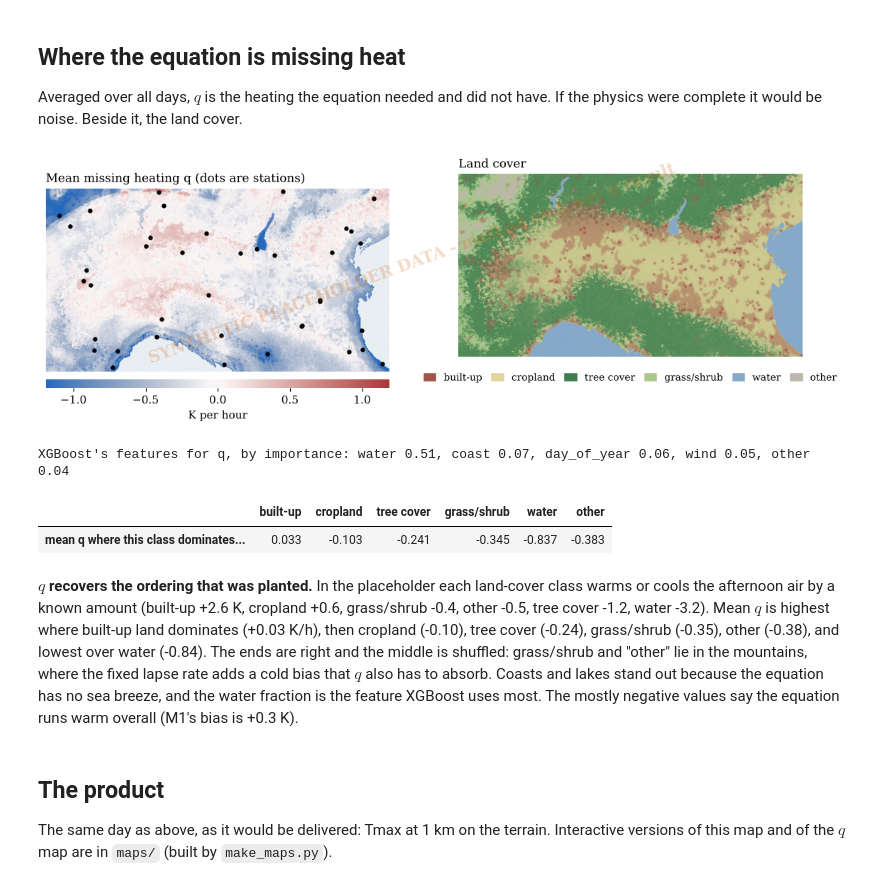
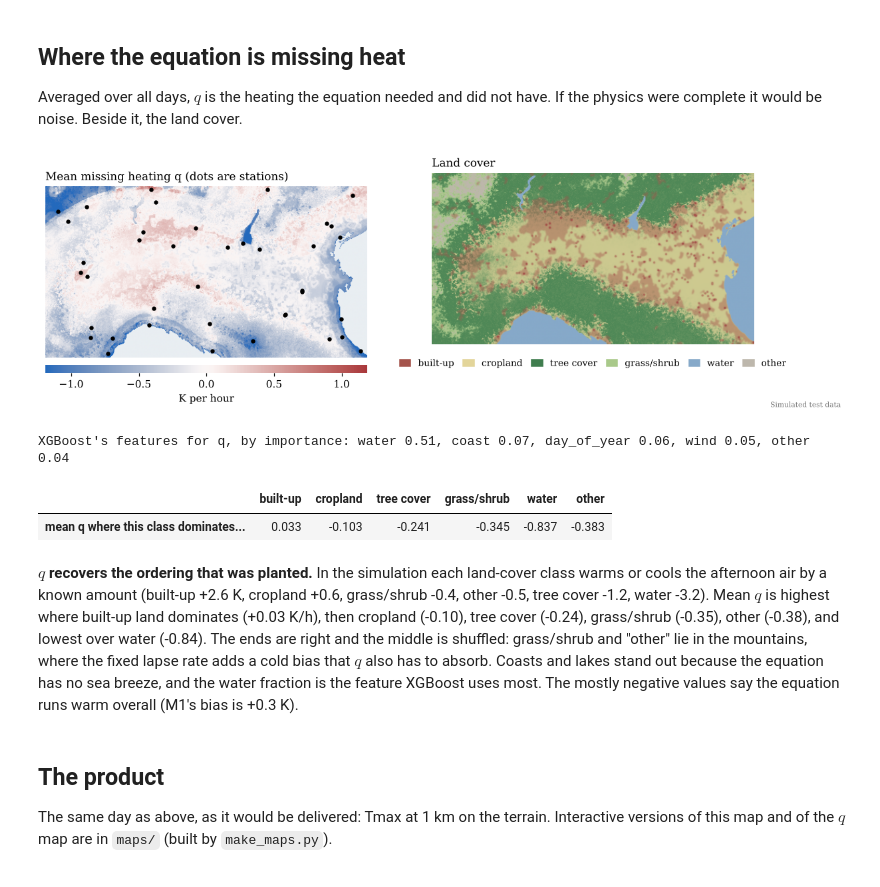
Before and after one commit to kevingrainger/Portfolio, a Jupyter notebook: 003-po-valley-downscaling/po_valley_downscaling.ipynb, the cells around one changed output. Cells and saved outputs as stored; diff of their text form; code cells hidden in the pictures.

```diff
--- a/003-po-valley-downscaling/po_valley_downscaling.ipynb
+++ b/003-po-valley-downscaling/po_valley_downscaling.ipynb
@@ -158,7 +157,7 @@ then synthetic.
 # %%
 ds = Dataset()
 run = json.load(open('results/run.json'))
-stamp = figstyle.watermark if ds.placeholder else (lambda fig: None)
+footnote = figstyle.watermark if ds.simulated else (lambda fig: None)
 print(f"{ds.grid.nx} x {ds.grid.ny} cells of {ds.grid.dx:.0f} km, {len(ds.stations)} stations, {len(ds.days)} days "
       f"({ds.days[0].date()} to {ds.days[-1].date()}, June-August only)")
 ds.provenance.style.hide(axis='index')
@@ -409,23 +408,23 @@ Averaged over all days, $q$ is the heating the equation needed and did not have.
 physics were complete it would be noise. Beside it, the land cover.
 # %%
 fig = plots.missing_physics(ds, maps)
-stamp(fig)
+footnote(fig)
 figstyle.save(fig, 'figures/fig5_missing_physics')
 plt.show()
 
 report = pd.read_csv('results/xgb_q_report.csv').set_index('model')
 importance = report.loc['all', [c for c in report.columns if c not in ('rows', 'q_sd', 'train_r2')]].astype(float).sort_values(ascending=False)
 print("XGBoost's features for q, by importance:", ", ".join(f"{k} {v:.2f}" for k, v in importance.head(5).items()))
 land = ~ds.sea
 dominant = ds.frac.argmax(0)
 pd.Series({c: maps['mean_q_m3'][land & (dominant == i)].mean() for i, c in enumerate(CLASSES)}, name='mean q where this class dominates (K/h)').round(3).to_frame().T
 # %% [output]
-[figure, old version]
+[figure, new version]
 XGBoost's features for q, by importance: water 0.51, coast 0.07, day_of_year 0.06, wind 0.05, other 0.04
 |  | built-up | cropland | tree cover | grass/shrub | water | other |
 | mean q where this class dominates... | 0.033 | -0.103 | -0.241 | -0.345 | -0.837 | -0.383 |
 # %% [markdown]
-**$q$ recovers the ordering that was planted.** In the placeholder each land-cover class
+**$q$ recovers the ordering that was planted.** In the simulation each land-cover class
 warms or cools the afternoon air by a known amount (built-up +2.6 K, cropland +0.6,
 grass/shrub -0.4, other -0.5, tree cover -1.2, water -3.2). Mean $q$ is highest where
 built-up land dominates (+0.03 K/h), then cropland (-0.10), tree cover (-0.24), grass/shrub
```
Also changed, not shown: parts of 11 cells of this notebook, 59 other files.
